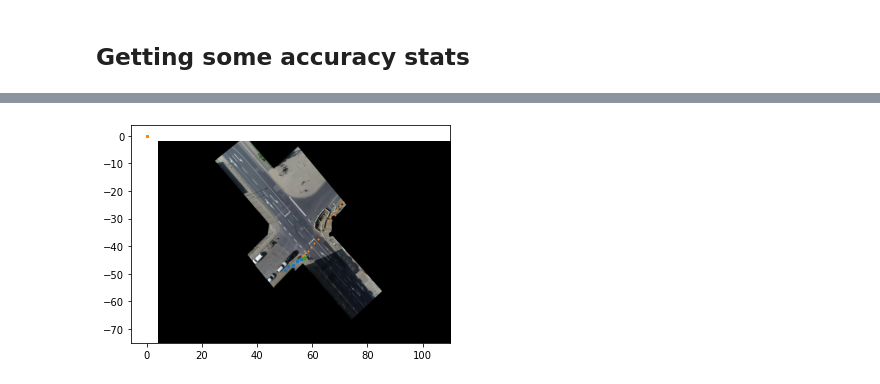
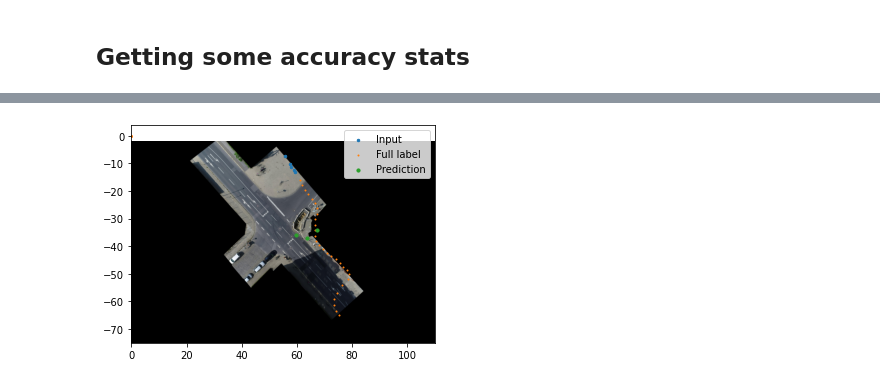
Before and after one commit to gitBram/vru_path_prediction, a Jupyter notebook: prediction_evaluation.ipynb, the cells around one changed output, grey strips where cells are left out. Cells and saved outputs as stored; diff of their text form; code cells hidden in the pictures.

Commit message:
general update, graph.py bug fixes

```diff
--- a/prediction_evaluation.ipynb
+++ b/prediction_evaluation.ipynb
@@ -65,13 +174,2 @@ extra_features_dict=extra_features_dict, ds_creation_dict=my_ds_creation_dict, n
 # %% [markdown]
 #### Create Model
-# %%
-my_trainer_basic = DLTrainer(max_epochs=MAX_EPOCHS, patience=PATIENCE)
-network = my_trainer_basic.LSTM_one_shot_predictor_named_i(my_ds, LSTM_LAYER_SIZE, DENSE_LAYER_SIZE,
-NUM_LSTM_LAYERS, NUM_DENSE_LAYERS, extra_features=[])
-
-save_path = "data/model_weights/m_no_extra_f.h5"
-
-try:
-    my_trainer_basic.load_weights(save_path)
-except:
-    my_trainer_basic.compile_and_fit(my_ds, save_path)
@@ -98,9 +178,11 @@ Epoch 25/50
 # %%
 my_trainer_all_dests = DLTrainer(max_epochs=MAX_EPOCHS, patience=PATIENCE)
 network = my_trainer_all_dests.LSTM_one_shot_predictor_named_i(my_ds, LSTM_LAYER_SIZE, DENSE_LAYER_SIZE,
-NUM_LSTM_LAYERS, NUM_DENSE_LAYERS, extra_features=["all_destinations"])
+NUM_LSTM_LAYERS, NUM_DENSE_LAYERS, extra_features=["all_destinations"], var_time_len=VARIABLE_INPUT_LENGTH)
 
-save_path = "data/model_weights/m_all_dests.h5"
+print(my_trainer_all_dests.model.summary())
+
+save_path = "data/model_weights/model12.h5"
 
 try:
     my_trainer_all_dests.load_weights(save_path)
@@ -126,5 +226,5 @@ except:
 # %%
 # Get an example path
-normed, denormed = my_ds.example_dict("test", "in_xy")
+normed, denormed = my_ds.example_dict("train", "in_xy")
 my_in_n, my_out_n = normed
 my_in, my_out = denormed
@@ -131,5 +249,5 @@ my_in, my_out = denormed
 # %%
 # Do a prediction
-# Do a prediction
-predicted_out_n, predicted_out = my_trainer_basic.predict_dict(my_in_n, False)
-predicted_rep_out = my_trainer_basic.predict_repetitively_dict(my_in_n, False, 10, True)
+predicted_out_n, predicted_out = my_trainer_all_dests.predict_dict(my_in_n, scale_input_tensor=False)
+predicted_rep_out = my_trainer_all_dests.predict_repetitively_dict(my_in_n, scale_input_tensor=False,
+num_repetitions=8,fixed_len_input=True)
@@ -136,9 +272,10 @@ predicted_rep_out = my_trainer_basic.predict_repetitively_dict(my_in_n, False, 1
 # %%
 fig1, ax1 = plt.subplots()
-id = 1
+id = 0
 scene_data.plot_on_image([my_in["in_xy"][id], my_in["labels"][id], predicted_out[id]],
 save_path='data/images/extra_f/in_out.png', ms = [6, 1, 10], ax=ax1,
-col_num_dicts=[my_ds.generalised_in_dict, my_ds.generalised_out_dict, my_ds.generalised_out_dict])
+col_num_dicts=[my_ds.generalised_in_dict, my_ds.generalised_out_dict, my_ds.generalised_out_dict],
+labels=["Input", "Full label", "Prediction"])
 # %% [output]
-[figure, old version]
+[figure, new version]
 # %%
```
Also changed, not shown: parts of 27 cells of this notebook, 9 other files.
